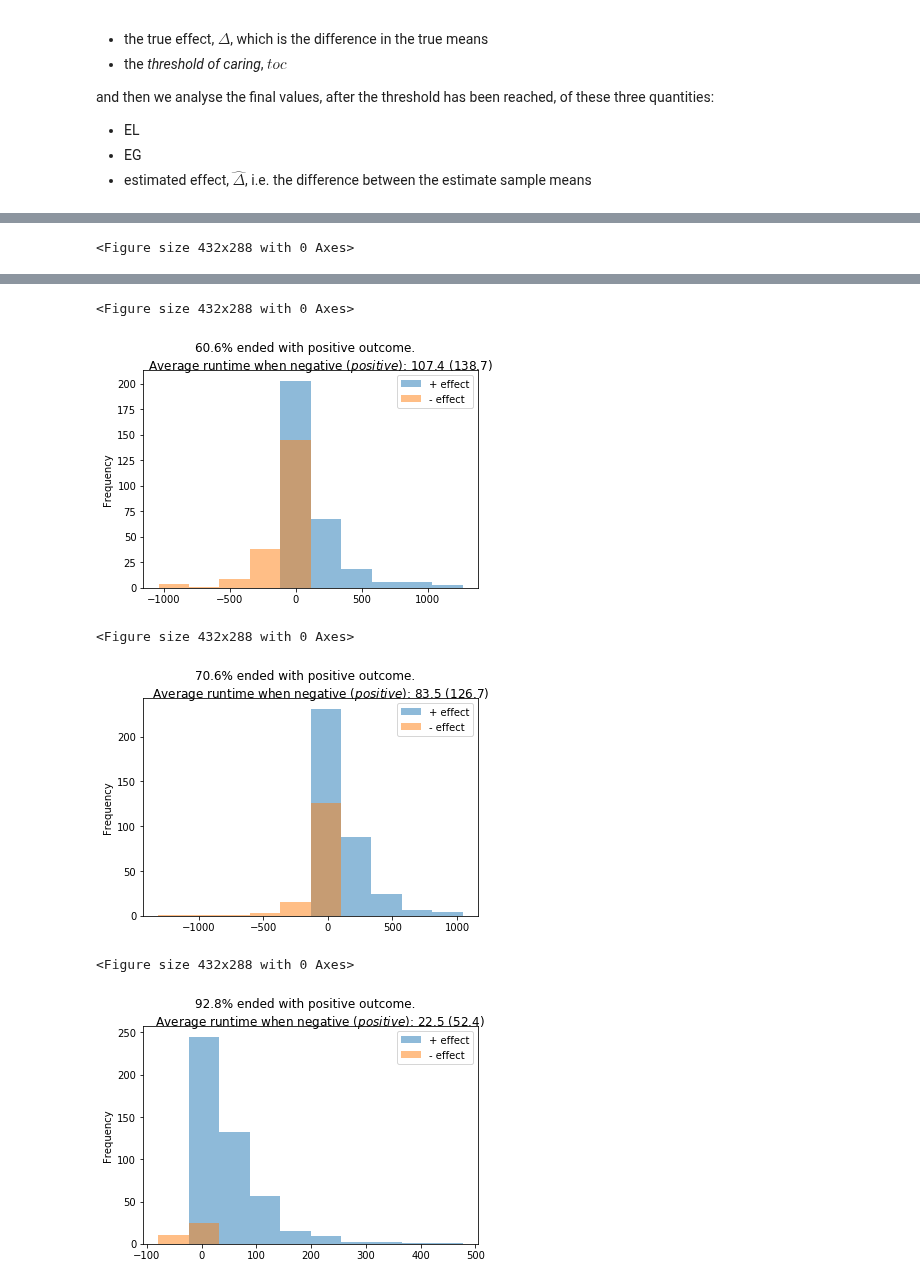
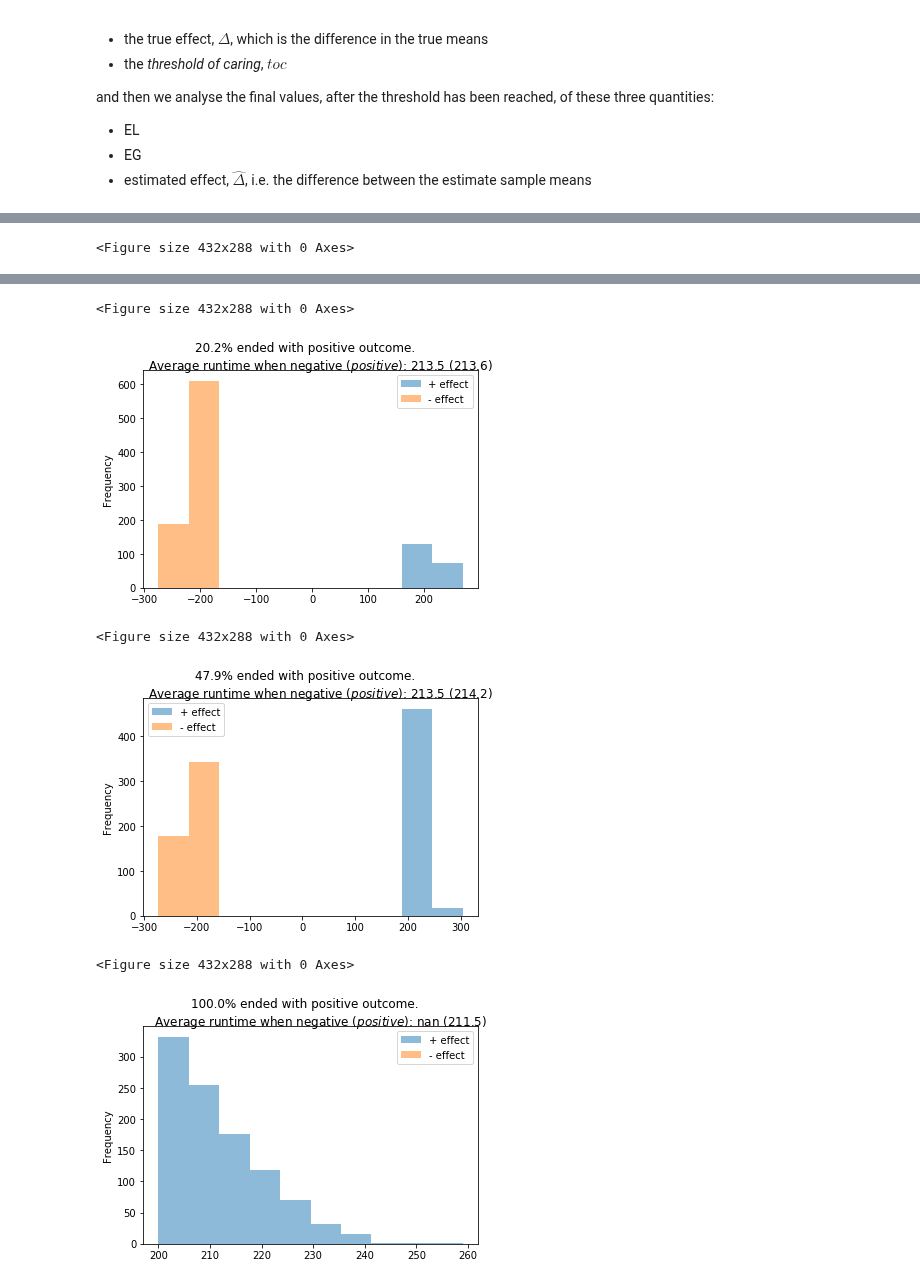
Before and after one commit to aaronmcdaid/bayesian.risk, a Jupyter notebook: notebooks/Expected Loss, and behaviour under early stopping.ipynb, the cells around one changed output, grey strips where cells are left out. Drawn from its saved outputs; the diff is of its cells as text; code cells hidden in the pictures.

Commit message:
notebook: the results seem robust under large stdev

```diff
--- a/notebooks/Expected Loss, and behaviour under early stopping.ipynb
+++ b/notebooks/Expected Loss, and behaviour under early stopping.ipynb
@@ -139,11 +214,11 @@ def histogram(**kw):
 # %%
-for true_difference in [0.03]:
-    break
+for true_difference in [0.0, 0.001, 0.01, 0.1]:
     histogram(
-        runs=20,
-        min_sample_size = 1500,
+        runs=1000,
+        min_sample_size = 100,
         true_difference=true_difference,
         true_stdev=1,
-        threshold_of_caring = 0.01,
+        toc_down = -0.001,
+        toc_up = 0.01,
         prior = FlatPrior(),
     )
@@ -149,0 +234,11 @@ for true_difference in [0.03]:
+# %%
+for true_difference in [0.0, 0.001, 0.01, 0.1]:
+    histogram(
+        runs=1000,
+        min_sample_size = 100,
+        true_difference=true_difference,
+        true_stdev=0.5,
+        toc_down = -0.001,
+        toc_up = 0.01,
+        prior = FlatPrior(),
+    )
@@ -149,0 +254,11 @@ for true_difference in [0.03]:
+# %%
+for true_difference in [0.0, 0.001, 0.01, 0.1]:
+    histogram(
+        runs=1000,
+        min_sample_size = 100,
+        true_difference=true_difference,
+        true_stdev=0.25,
+        toc_down = -0.001,
+        toc_up = 0.01,
+        prior = FlatPrior(),
+    )
@@ -150,12 +274,13 @@ for true_difference in [0.03]:
 # %%
-min_sample_size = 10
-for true_difference in [0, 0.03, 0.1, 0.3]:
+for true_difference in [0.0, 0.001, 0.01, 0.1]:
     histogram(
-        runs=500,
-        min_sample_size=min_sample_size,
+        runs=1000,
+        min_sample_size = 100,
         true_difference=true_difference,
-        true_stdev=1,
-        threshold_of_caring = 0.01,
+        true_stdev=0.1,
+        toc_down = -0.001,
+        toc_up = 0.01,
+        prior = FlatPrior(),
     )
 # %% [output]
 <Figure size 432x288 with 0 Axes>
@@ -163,6 +288,6 @@ for true_difference in [0, 0.03, 0.1, 0.3]:
 <Figure size 432x288 with 0 Axes>
-[figure, old version]
+[figure, new version]
 <Figure size 432x288 with 0 Axes>
-[figure, old version]
+[figure, new version]
 <Figure size 432x288 with 0 Axes>
-[figure, old version]
+[figure, new version]
```
Also changed, not shown: parts of 13 cells of this notebook.
